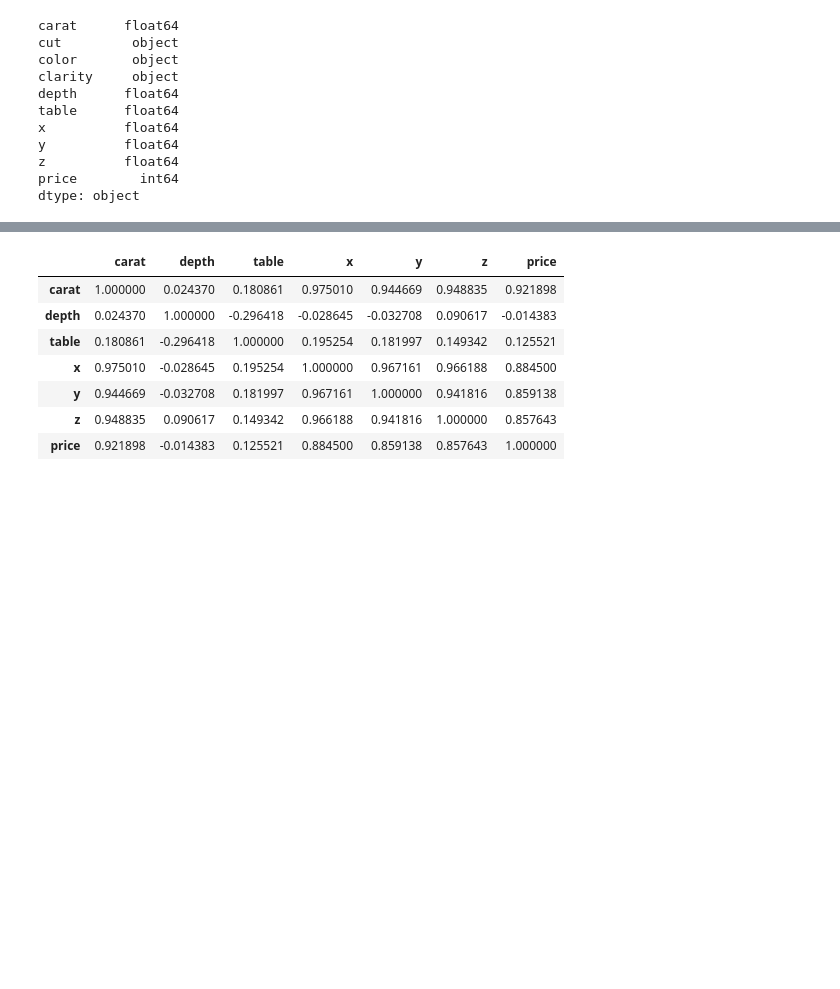
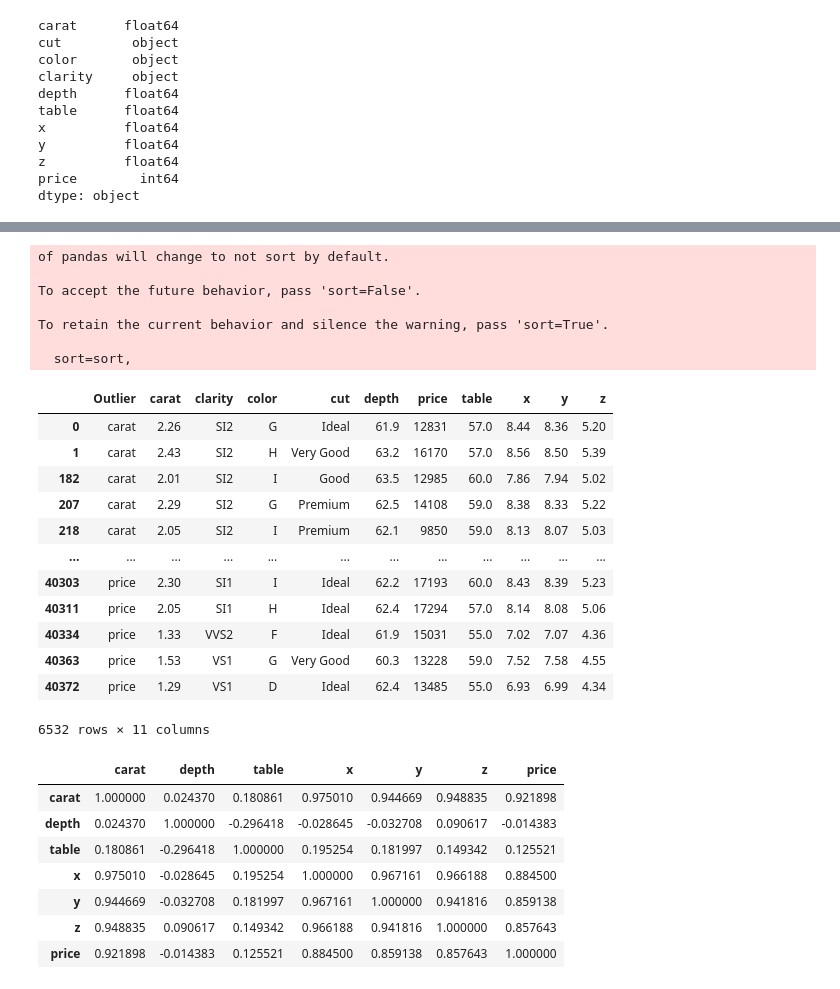
Before and after one commit to jgph91/-Kaggle-competition-Diamonds, a Jupyter notebook: Testing.ipynb, the cells around one changed output, grey strips where cells are left out. Drawn from its saved outputs; the diff is of its cells as text; code cells hidden in the pictures; blank space fills up the shorter version.

```diff
--- a/Testing.ipynb
+++ b/Testing.ipynb
@@ -64,0 +67,5 @@ data.describe()
+# %%
+# [carat] max value abnormally high compared to the mean an 75% quartile
+stats = data.describe().T
+stats['IQR'] = stats['75%'] - stats['25%']
+stats
@@ -65,3 +81,39 @@ data.describe()
+# %%
+#check outliers
+outliers = pd.DataFrame(columns=data.columns)
+
+for col in stats.index:
+    iqr = stats.at[col,'IQR']
+    cutoff = iqr * 1.5
+    lower = stats.at[col,'25%'] - cutoff
+    upper = stats.at[col,'75%'] + cutoff
+    results = data[(data[col] < lower) |
+                   (data[col] > upper)].copy()
+    results['Outlier'] = col
+    outliers = outliers.append(results)
+
+outliers
+# %% [output]
+of pandas will change to not sort by default.
+
+To accept the future behavior, pass 'sort=False'.
+
+To retain the current behavior and silence the warning, pass 'sort=True'.
+
+  sort=sort,
+|  | Outlier | carat | clarity | color | cut | depth | price | table | x | y | z |
+| 0 | carat | 2.26 | SI2 | G | Ideal | 61.9 | 12831 | 57.0 | 8.44 | 8.36 | 5.20 |
+| 1 | carat | 2.43 | SI2 | H | Very Good | 63.2 | 16170 | 57.0 | 8.56 | 8.50 | 5.39 |
+| 182 | carat | 2.01 | SI2 | I | Good | 63.5 | 12985 | 60.0 | 7.86 | 7.94 | 5.02 |
+| 207 | carat | 2.29 | SI2 | G | Premium | 62.5 | 14108 | 59.0 | 8.38 | 8.33 | 5.22 |
+| 218 | carat | 2.05 | SI2 | I | Premium | 62.1 | 9850 | 59.0 | 8.13 | 8.07 | 5.03 |
+| ... | ... | ... | ... | ... | ... | ... | ... | ... | ... | ... | ... |
+| 40303 | price | 2.30 | SI1 | I | Ideal | 62.2 | 17193 | 60.0 | 8.43 | 8.39 | 5.23 |
+| 40311 | price | 2.05 | SI1 | H | Ideal | 62.4 | 17294 | 57.0 | 8.14 | 8.08 | 5.06 |
+| 40334 | price | 1.33 | VVS2 | F | Ideal | 61.9 | 15031 | 55.0 | 7.02 | 7.07 | 4.36 |
+| 40363 | price | 1.53 | VS1 | G | Very Good | 60.3 | 13228 | 59.0 | 7.52 | 7.58 | 4.55 |
+| 40372 | price | 1.29 | VS1 | D | Ideal | 62.4 | 13485 | 55.0 | 6.93 | 6.99 | 4.34 |
+6532 rows × 11 columns
 # %%
 correlation_matrix = data.corr()
 correlation_matrix
```
Also changed, not shown: parts of 21 cells of this notebook, 12 other files.
